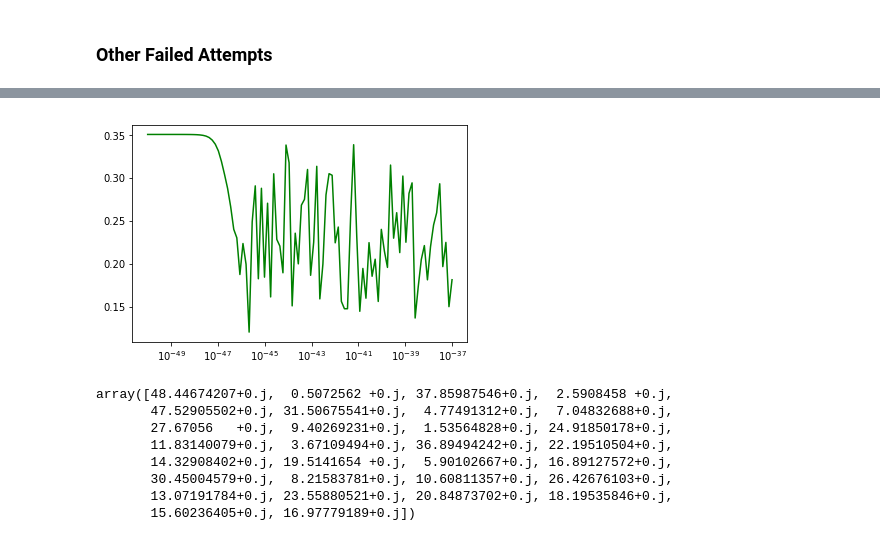
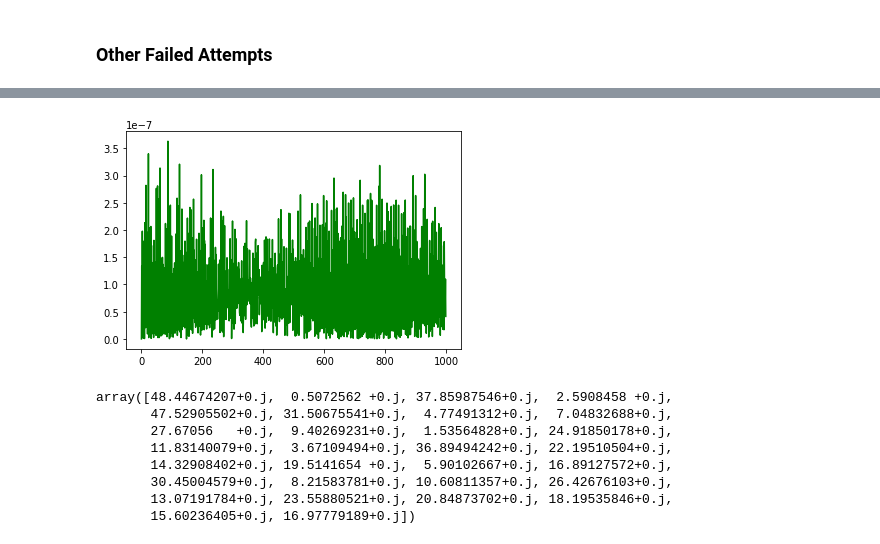
Before and after one commit to sanand13/Quantum-Adiabatic-Evolution, a Jupyter notebook: Physics 231 - Final Project.ipynb, the cells around one changed output, grey strips where cells are left out. Saved outputs shown, nothing was run; the diff lists cells and outputs as text; code cells hidden in the pictures.

Commit message:
made plots

```diff
--- a/Physics 231 - Final Project.ipynb
+++ b/Physics 231 - Final Project.ipynb
@@ -238,0 +275,30 @@ plt.plot(time, e2, color = 'g')
+# %%
+dim = 11
+b = 0
+lam = 1
+T = 1
+num_steps = 100
+e0 = []
+e1 = []
+
+time = np.linspace(0,T,num_steps)
+for t in time:
+    H_t = op_Hi(dim)*(1-t/T) + op_Hf(dim, b, lam)*(t/T)
+    eigval, eigvec  = np.linalg.eig(H_t)
+    eigval = np.sort(eigval)
+    e0.append(eigval[0])
+    e1.append(eigval[1])
+
+plt.plot(time, [0.5]*len(time), '--g', label = 'n = 0, ' + r'$\lambda = 0$', alpha = 1)
+plt.plot(time, [1.5]*len(time), '--r', label = 'n = 1, ' + r'$\lambda = 0$')
+plt.plot(time, e0, color = 'g', label = 'n = 0, ' + r'$\lambda = -0.05,$')
+plt.plot(time, e1, color = 'r', label = 'n = 1, ' + r'$\lambda = -0.05,$')
+plt.xlabel('Fraction of Evolution Time')
+plt.ylabel('Energy')
+plt.title('Energy Gap, ' + r'$\lambda < 0$')
+plt.legend(title = 'dim = 10')
+#plt.xlim(0.9,1)
+#plt.ylim(0.2,0.4)
+#plt.yscale('log')
+#plt.savefig(fname = "egap_neg_zoom_.png", dpi = 300)
+plt.show()
@@ -241,6 +453,6 @@ plt.plot(time, e2, color = 'g')
 # %%
 # T = 10
-lam = 1e+120
+lam = 0.1
 b = 0
 time = np.arange(0,10,0.01)
 dim = 40
@@ -258,7 +470,7 @@ psi_f = eigvec[np.argmin(eigval)]
 print("psi_f",psi_f)
 
 # T_ar = np.logspace(-50,-37,100)
-T_ar = np.arange(0,10,1)
+T_ar = np.arange(0,1000,1)
 for T in T_ar:
 
 #     time = np.arange(0,T,0.0001)
@@ -287,7 +499,8 @@ for T in T_ar:
 
     # overlap1 = np.dot(psi_f,psi_T1)
     #print(overlap1)
-    overlap2 = np.dot(psi_f,psi_T2)
+    psi_T2 = psi_T2/np.linalg.norm(psi_T2)
+    overlap2 = np.dot(np.conjugate(psi_f),psi_T2)
 
     #print("overlap",overlap2)
     #print(np.dot(np.conj(psi_T2), psi_T2))
@@ -295,5 +508,5 @@ for T in T_ar:
     #prob1.append(np.linalg.norm(psi_T1))
     #prob2.append(np.linalg.norm(psi_T2))
     #prob1.append(np.dot(np.conj(overlap1),overlap1))
-    prob2.append(np.dot(np.conj(overlap2),overlap2))
+    prob2.append(np.linalg.norm(overlap2)**2)
 # %% [output]
@@ -321,10 +527,10 @@ OverflowError: cannot convert float infinity to integer
 # %%
 #plt.plot(T_range, prob1, color = 'b')
 plt.plot(T_range, prob2, color = 'g')
-plt.xscale('log')
+#plt.xscale('log')
 plt.show()
 # %% [output]
-[figure, old version]
+[figure, new version]
 # %%
 eigval, eigvec  = np.linalg.eig(Hf)
 eigval
```
Also changed, not shown: parts of 29 cells of this notebook.
